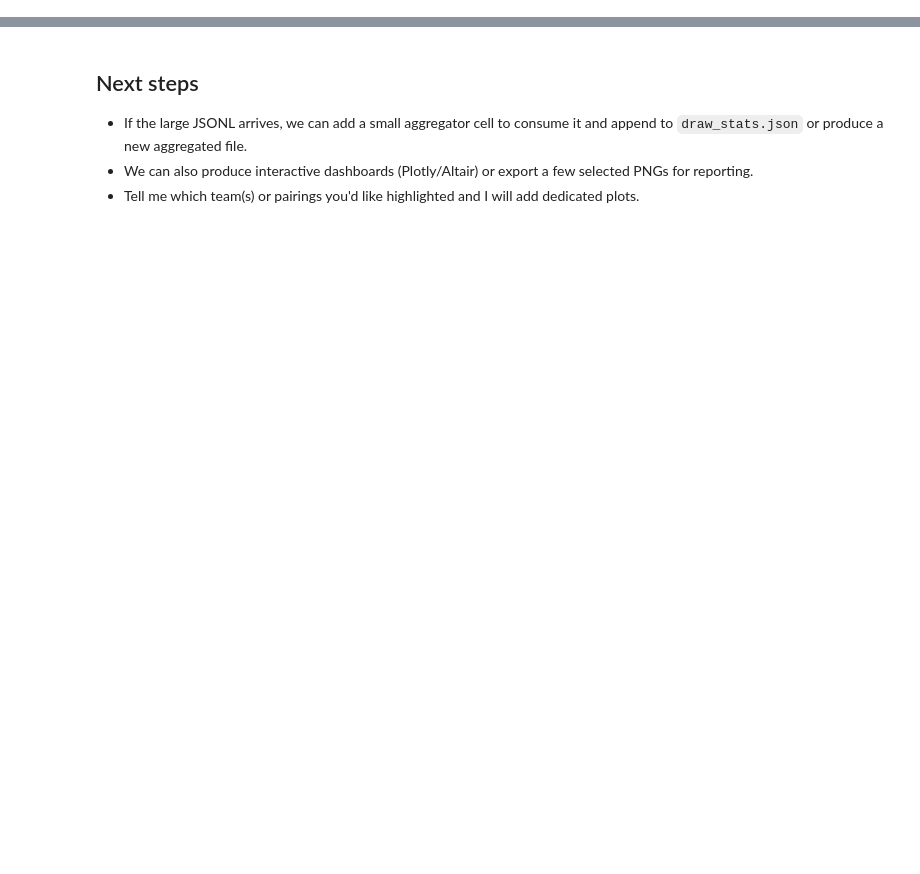
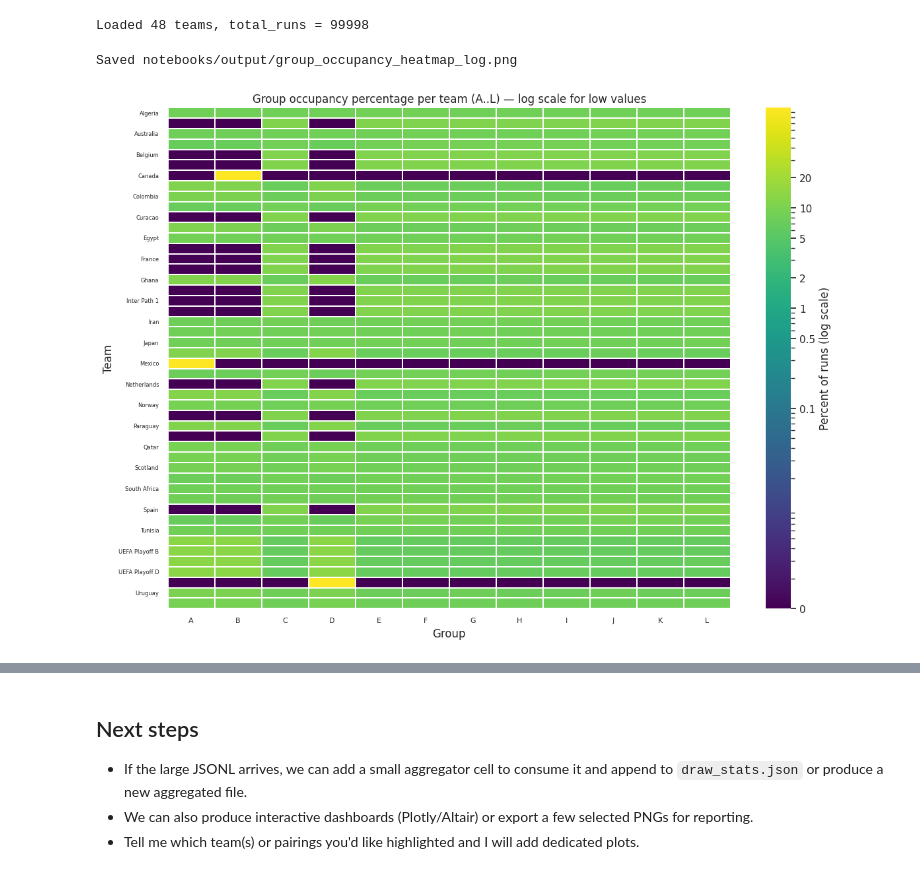
Before and after one commit to neil-aitken/wc-draw, a Jupyter notebook: notebooks/draw_analysis.ipynb, the cells around one changed output, grey strips where cells are left out. Saved outputs shown, nothing was run; the diff lists cells and outputs as text; code cells hidden in the pictures; blank space fills up the shorter version.

Commit message:
draw algorithm and analysis

```diff
--- a/notebooks/draw_analysis.ipynb
+++ b/notebooks/draw_analysis.ipynb
@@ -12,30 +12,58 @@ out_dir = Path('notebooks/output')
 out_dir.mkdir(parents=True, exist_ok=True)
 # %%
 # Load draw_stats.json (produced by the harness)
-stats_path = Path('draw_stats.json')
+stats_path = Path("../draw_stats.json")
 if not stats_path.exists():
-    raise FileNotFoundError(f'Expected {stats_path} in repo root — run the harness first')
-with open(stats_path, 'r') as fh:
+    raise FileNotFoundError(f"Expected {stats_path} in repo root — run the harness first")
+with open(stats_path, "r") as fh:
     stats = json.load(fh)
-total_runs = stats.get('total_runs')
-teams_data = stats['teams']
+total_runs = stats.get("total_runs")
+teams_data = stats["teams"]
 # Build DataFrames: group_df (teams x groups) and pair_df (teams x teams)
-group_df = pd.DataFrame({t: teams_data[t]['group_pct'] for t in teams_data}).T.fillna(0)
-pair_df = pd.DataFrame({t: teams_data[t]['pair_pct'] for t in teams_data}).T.fillna(0)
+group_df = pd.DataFrame({t: teams_data[t]["group_pct"] for t in teams_data}).T.fillna(0)
+pair_df = pd.DataFrame({t: teams_data[t]["pair_pct"] for t in teams_data}).T.fillna(0)
 # Sort columns/indices for reproducible layout
 group_df = group_df.reindex(sorted(group_df.index))
 group_df = group_df[sorted(group_df.columns)]
 pair_df = pair_df.reindex(index=sorted(pair_df.index), columns=sorted(pair_df.columns))
-print('Loaded', len(group_df), 'teams, total_runs =', total_runs)
+print("Loaded", len(group_df), "teams, total_runs =", total_runs)
+# %% [output]
+Loaded 48 teams, total_runs = 99998
 # %%
-# Heatmap: group occupancy (teams x groups) — large vertical figure
+# Heatmap: group occupancy (teams x groups) — higher resolution for low percentages
 plt.figure(figsize=(12, max(6, 0.18 * len(group_df))))
-ax = sns.heatmap(group_df, cmap='viridis', cbar_kws={'label': 'Percent of runs'}, linewidths=0.05)
-ax.set_xlabel('Group')
-ax.set_ylabel('Team')
-ax.set_title('Group occupancy percentage per team (A..L)')
+from matplotlib.colors import LogNorm
+
+# Use a log scale to increase contrast between low percentages (0-20%)
+# Replace zeros with a tiny epsilon so LogNorm can be applied, but label them as 0 on the colorbar
+eps = 1e-3
+data = group_df.copy().replace(0.0, eps)
+vmax = max(20.0, float(data.max().max()))
+norm = LogNorm(vmin=eps, vmax=vmax)
+ax = sns.heatmap(
+    data,
+    cmap="viridis",
+    norm=norm,
+    cbar_kws={"label": "Percent of runs (log scale)"},
+    linewidths=0.05,
+)
+ax.set_xlabel("Group")
+ax.set_ylabel("Team")
+ax.set_title("Group occupancy percentage per team (A..L) — log scale for low values")
+# Reduce y-axis label size so long team names fit
+ax.tick_params(axis="y", labelsize=6)
+ax.tick_params(axis="x", labelsize=8)
+# Make the colorbar ticks human-friendly and show 0 as a label for the epsilon
+cbar = ax.collections[0].colorbar
+ticks = [eps, 0.1, 0.5, 1, 2, 5, 10, 20]
+ticks = [t for t in ticks if t <= vmax]
+cbar.set_ticks(ticks)
+cbar.set_ticklabels(["0" if t == eps else str(t) for t in ticks])
 plt.tight_layout()
-out_file = out_dir / 'group_occupancy_heatmap.png'
+out_file = out_dir / "group_occupancy_heatmap_log.png"
 plt.savefig(out_file, dpi=150)
-print('Saved', out_file)
+print("Saved", out_file)
 plt.show()
+# %% [output]
+Saved notebooks/output/group_occupancy_heatmap_log.png
+[figure, added]
```
Also changed, not shown: parts of 7 cells of this notebook, 9 other files.
